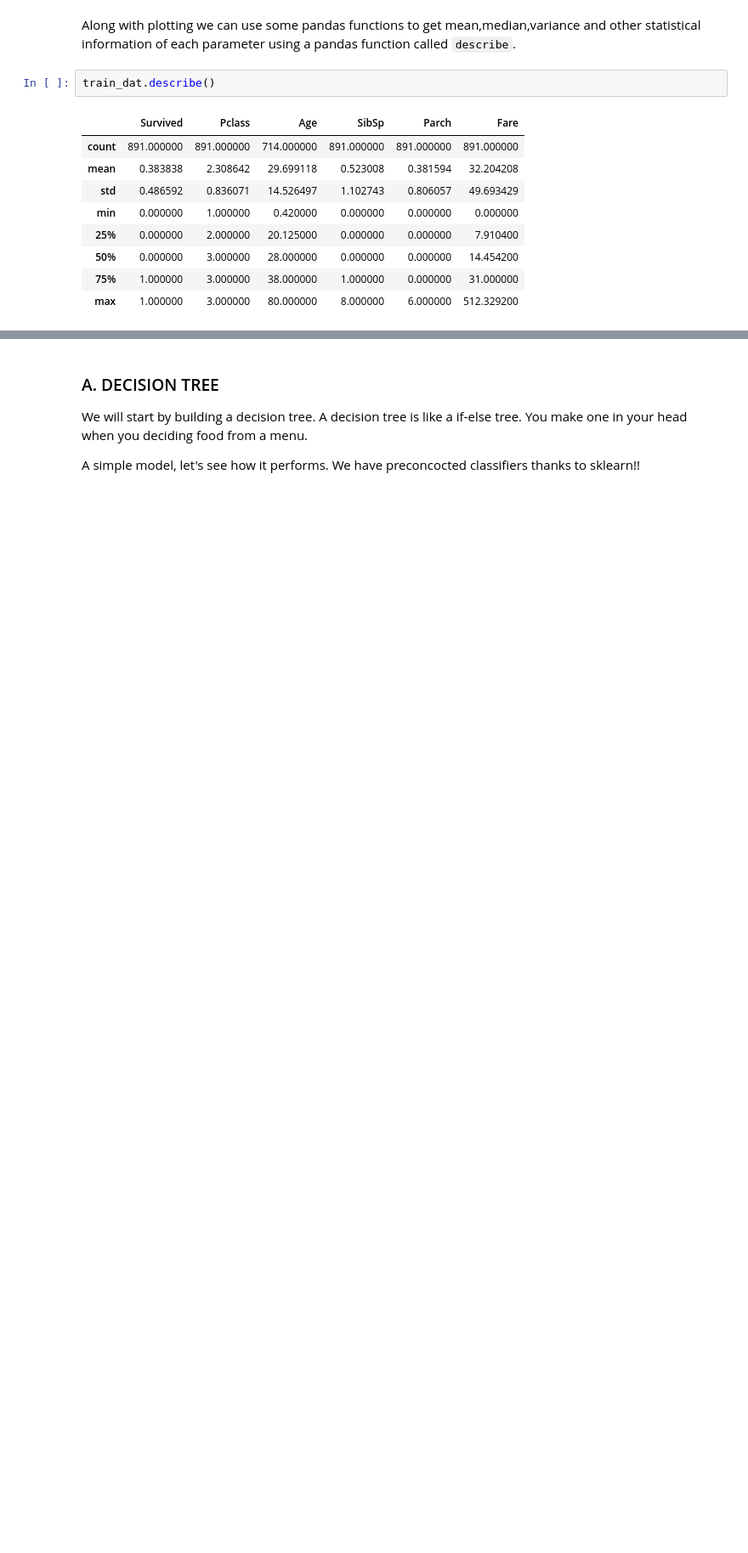
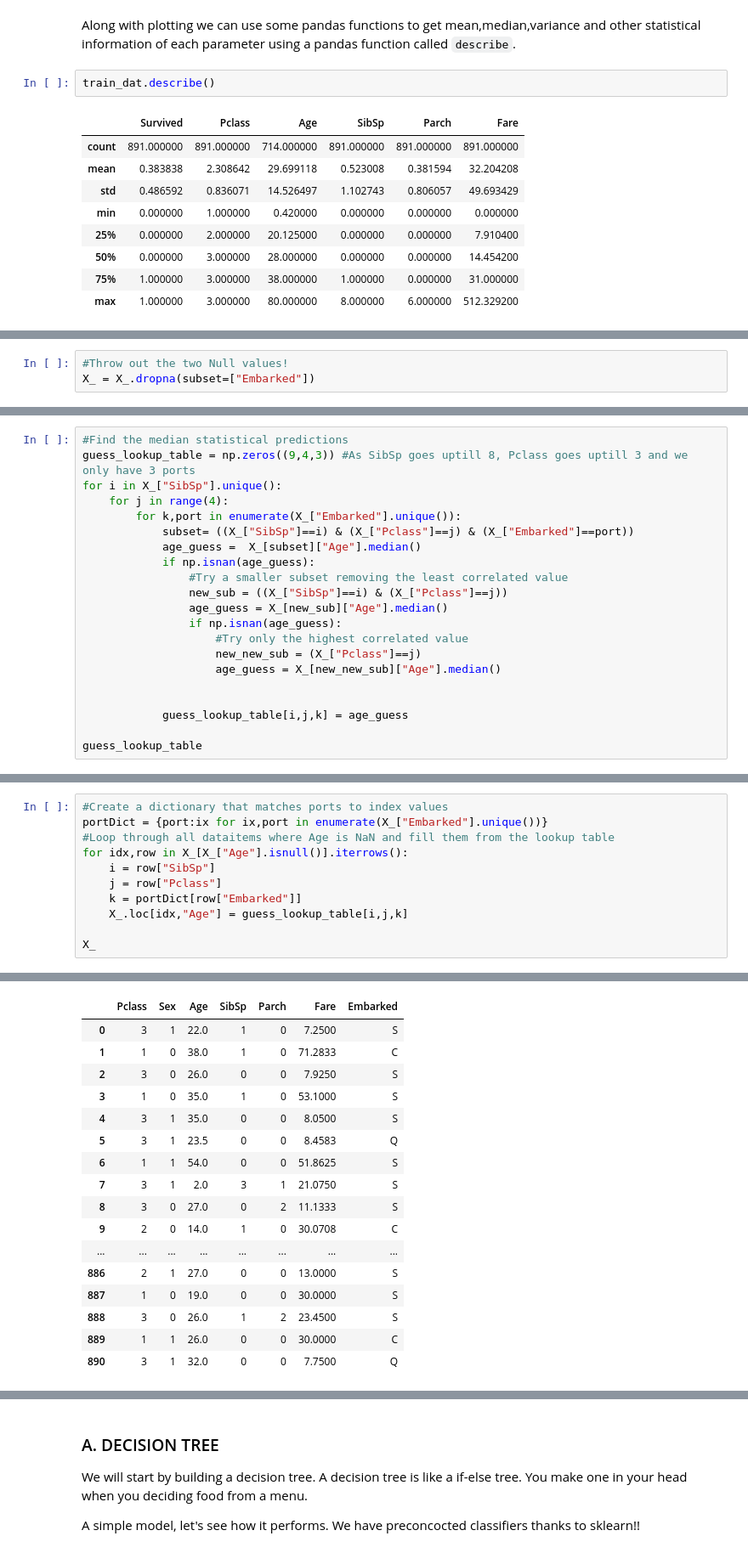
Before and after one commit to ShubhangG/ML-Workshop-for-THW, a Jupyter notebook: THW Machine learning tutorial.ipynb, the cells around one changed output, grey strips where cells are left out. Shown at 85% size. Cells and saved outputs as stored; diff of their text form; blank space fills up the shorter version.

```diff
--- a/THW Machine learning tutorial.ipynb
+++ b/THW Machine learning tutorial.ipynb
@@ -175,0 +268,3 @@ train_dat.describe()
+# %%
+#Throw out the two Null values!
+X_ = X_.dropna(subset=["Embarked"])
@@ -175,0 +311,21 @@ train_dat.describe()
+# %%
+#Find the median statistical predictions
+guess_lookup_table = np.zeros((9,4,3)) #As SibSp goes uptill 8, Pclass goes uptill 3 and we only have 3 ports
+for i in X_["SibSp"].unique():
+    for j in range(4):
+        for k,port in enumerate(X_["Embarked"].unique()):
+            subset= ((X_["SibSp"]==i) & (X_["Pclass"]==j) & (X_["Embarked"]==port))
+            age_guess =  X_[subset]["Age"].median()
+            if np.isnan(age_guess):
+                #Try a smaller subset removing the least correlated value
+                new_sub = ((X_["SibSp"]==i) & (X_["Pclass"]==j))
+                age_guess = X_[new_sub]["Age"].median()
+                if np.isnan(age_guess):
+                    #Try only the highest correlated value
+                    new_new_sub = (X_["Pclass"]==j)
+                    age_guess = X_[new_new_sub]["Age"].median()
+
+
+            guess_lookup_table[i,j,k] = age_guess
+
+guess_lookup_table
@@ -175,0 +352,12 @@ train_dat.describe()
+# %%
+#Create a dictionary that matches ports to index values
+portDict = {port:ix for ix,port in enumerate(X_["Embarked"].unique())}
+#Loop through all dataitems where Age is NaN and fill them from the lookup table
+for idx,row in X_[X_["Age"].isnull()].iterrows():
+    i = row["SibSp"]
+    j = row["Pclass"]
+    k = portDict[row["Embarked"]]
+    X_.loc[idx,"Age"] = guess_lookup_table[i,j,k]
+
+X_
+# %% [output]
@@ -175,0 +369,17 @@ train_dat.describe()
+|  | Pclass | Sex | Age | SibSp | Parch | Fare | Embarked |
+| 0 | 3 | 1 | 22.0 | 1 | 0 | 7.2500 | S |
+| 1 | 1 | 0 | 38.0 | 1 | 0 | 71.2833 | C |
+| 2 | 3 | 0 | 26.0 | 0 | 0 | 7.9250 | S |
+| 3 | 1 | 0 | 35.0 | 1 | 0 | 53.1000 | S |
+| 4 | 3 | 1 | 35.0 | 0 | 0 | 8.0500 | S |
+| 5 | 3 | 1 | 23.5 | 0 | 0 | 8.4583 | Q |
+| 6 | 1 | 1 | 54.0 | 0 | 0 | 51.8625 | S |
+| 7 | 3 | 1 | 2.0 | 3 | 1 | 21.0750 | S |
+| 8 | 3 | 0 | 27.0 | 0 | 2 | 11.1333 | S |
+| 9 | 2 | 0 | 14.0 | 1 | 0 | 30.0708 | C |
+| ... | ... | ... | ... | ... | ... | ... | ... |
+| 886 | 2 | 1 | 27.0 | 0 | 0 | 13.0000 | S |
+| 887 | 1 | 0 | 19.0 | 0 | 0 | 30.0000 | S |
+| 888 | 3 | 0 | 26.0 | 1 | 2 | 23.4500 | S |
+| 889 | 1 | 1 | 26.0 | 0 | 0 | 30.0000 | C |
+| 890 | 3 | 1 | 32.0 | 0 | 0 | 7.7500 | Q |
```
Also changed, not shown: parts of 29 cells of this notebook.
